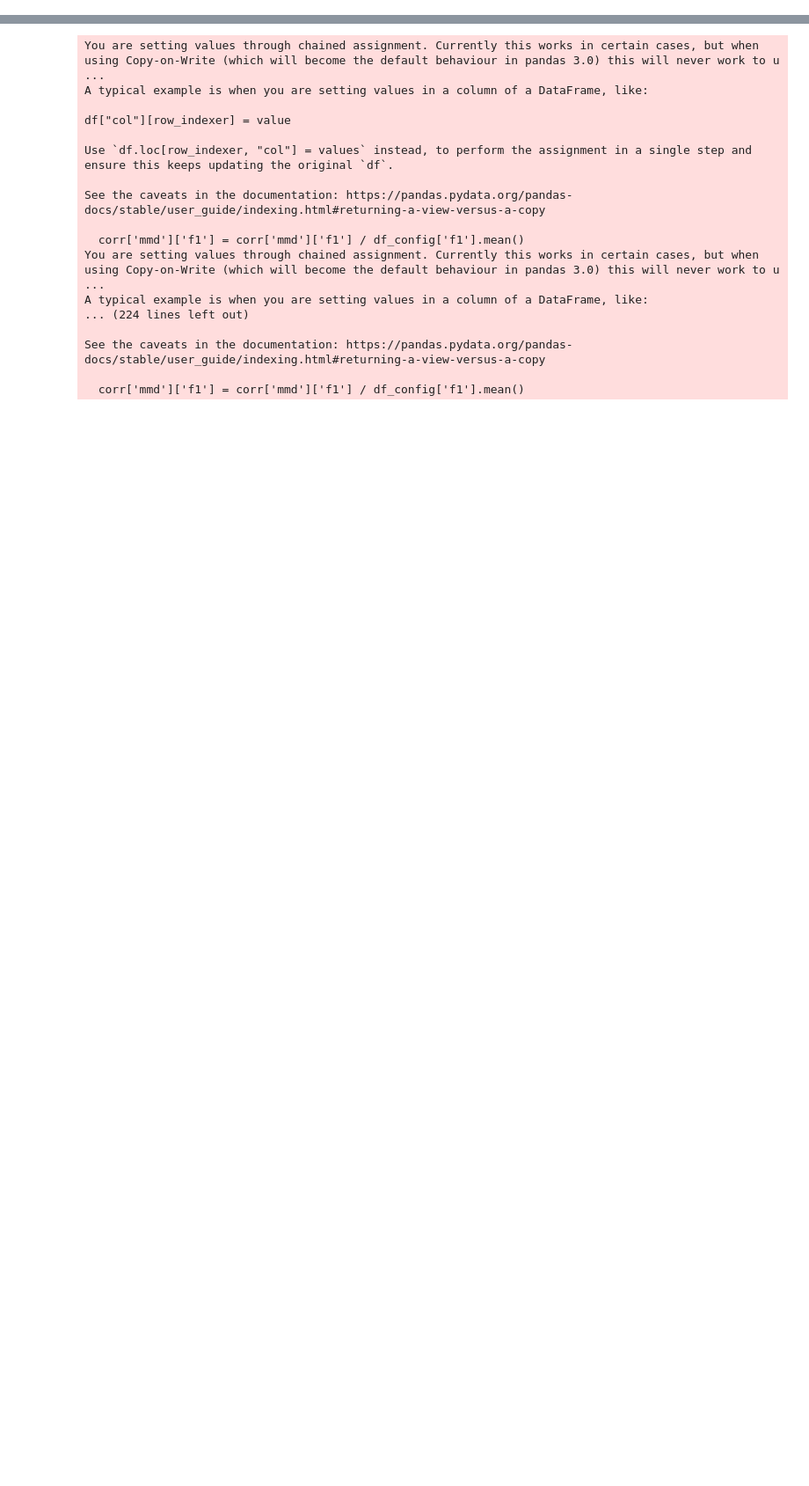
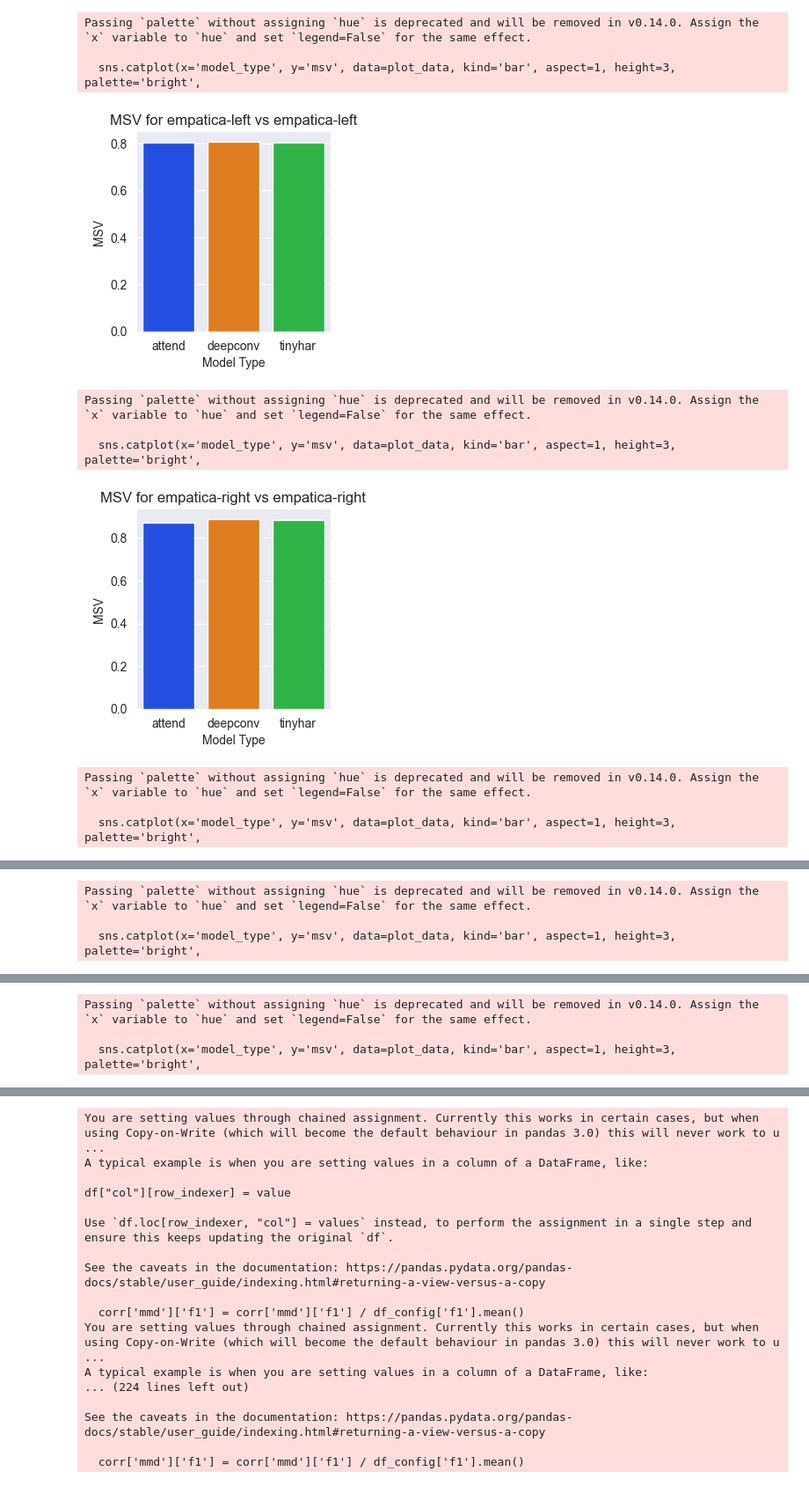
Before and after one commit to Gr33nMayhem/PERCOM_Variability_Research, a Jupyter notebook: notebooks/results_notebook/graph_creation_with_mmd.ipynb, the cells around one changed output, grey strips where cells are left out. Shown at 88% size. Cells and saved outputs as stored; diff of their text form; code cells hidden in the pictures; blank space fills up the shorter version.

```diff
--- a/notebooks/results_notebook/graph_creation_with_mmd.ipynb
+++ b/notebooks/results_notebook/graph_creation_with_mmd.ipynb
@@ -171,7 +171,8 @@ sensor_abbrev = {'empatica-left': 'EL', 'empatica-right': 'ER', 'bluesense-LWR':
 sensor_list = [['empatica-left', 'empatica-right'], ['empatica-right', 'empatica-left'],
                ['empatica-left', 'bluesense-LWR'], ['bluesense-LWR', 'empatica-left'],
                ['bluesense-RWR1', 'bluesense-RWR2'], ['bluesense-RWR2', 'bluesense-RWR1'],
-               ['bluesense-LWR', 'bluesense-RWR1'], ['bluesense-RWR1', 'bluesense-LWR']]
+               ['bluesense-LWR', 'bluesense-RWR1'],
+               ['bluesense-RWR1', 'bluesense-LWR']]
 # sensor_list = [['bluesense-LWR', 'bluesense-LWR']]
 # Selected Sensors
 # sensor_list = [['empatica-right', 'empatica-left'], ['empatica-left', 'bluesense-LWR'],
@@ -366,0 +337,15 @@ final_table
+# %%
+
+msv = pd.DataFrame()
+for model in ['attend', 'deepconv', 'tinyhar']:
+    extracted_table = final_table[final_table['model_type'] == model]
+    mean_mmd = extracted_table[['device_config','f1']].groupby('device_config').mean()
+    mean_mmd
+    keys = list(corr_data.keys())
+    for key in keys:
+        corr = corr_data[key]
+        slope = slope_data[key]
+        f1 = mean_mmd.loc[key, 'f1']
+        print(key, model, f1, corr, slope)
+        msv_val = f1/(corr * slope * 10)
+        msv = pd.concat([msv, pd.DataFrame({'device_config': key, 'model_type': model, 'msv': msv_val}, index=[0])], ignore_index=True)
@@ -366,0 +390,31 @@ final_table
+# %%
+for sensors in sensor_list:
+    sensor1 = sensors[0]
+    sensor2 = sensors[1]
+    # plot the MSV values for each pair of sensors as sensor1 vs sensor2, sensor2 vs sensor2, sensor1 vs sensor1, sensor2 vs sensor1
+    plot_data = msv[(msv['device_config'] == sensor1 + ' vs ' + sensor1)]
+    sns.catplot(x='model_type', y='msv', data=plot_data, kind='bar', aspect=1, height=3, palette='bright',
+                legend_out=False)
+    plt.title('MSV for ' + sensor1 + ' vs ' + sensor1)
+    plt.ylabel('MSV')
+    plt.xlabel('Model Type')
+    plt.show()
+    # plot_data = msv[(msv['device_config'] == sensor2 + ' vs ' + sensor2)]
+    # sns.catplot(x='model_type', y='msv', data=plot_data, kind='bar', aspect=1, height=3, palette='bright',
+    #             legend_out=False)
+    # plt.title('MSV for ' + sensor2 + ' vs ' + sensor1)
+    # plt.ylabel('MSV')
+    # plt.xlabel('Model Type')
+    # plt.show()
+# %% [output]
+Passing `palette` without assigning `hue` is deprecated and will be removed in v0.14.0. Assign the `x` variable to `hue` and set `legend=False` for the same effect.
+
+  sns.catplot(x='model_type', y='msv', data=plot_data, kind='bar', aspect=1, height=3, palette='bright',
+[figure, added]
+Passing `palette` without assigning `hue` is deprecated and will be removed in v0.14.0. Assign the `x` variable to `hue` and set `legend=False` for the same effect.
+
+  sns.catplot(x='model_type', y='msv', data=plot_data, kind='bar', aspect=1, height=3, palette='bright',
+[figure, added]
+Passing `palette` without assigning `hue` is deprecated and will be removed in v0.14.0. Assign the `x` variable to `hue` and set `legend=False` for the same effect.
+
+  sns.catplot(x='model_type', y='msv', data=plot_data, kind='bar', aspect=1, height=3, palette='bright',
@@ -366,0 +422,3 @@ final_table
+Passing `palette` without assigning `hue` is deprecated and will be removed in v0.14.0. Assign the `x` variable to `hue` and set `legend=False` for the same effect.
+
+  sns.catplot(x='model_type', y='msv', data=plot_data, kind='bar', aspect=1, height=3, palette='bright',
@@ -366,0 +426,3 @@ final_table
+Passing `palette` without assigning `hue` is deprecated and will be removed in v0.14.0. Assign the `x` variable to `hue` and set `legend=False` for the same effect.
+
+  sns.catplot(x='model_type', y='msv', data=plot_data, kind='bar', aspect=1, height=3, palette='bright',
```
Also changed, not shown: parts of 6 cells of this notebook, 1 other file.
